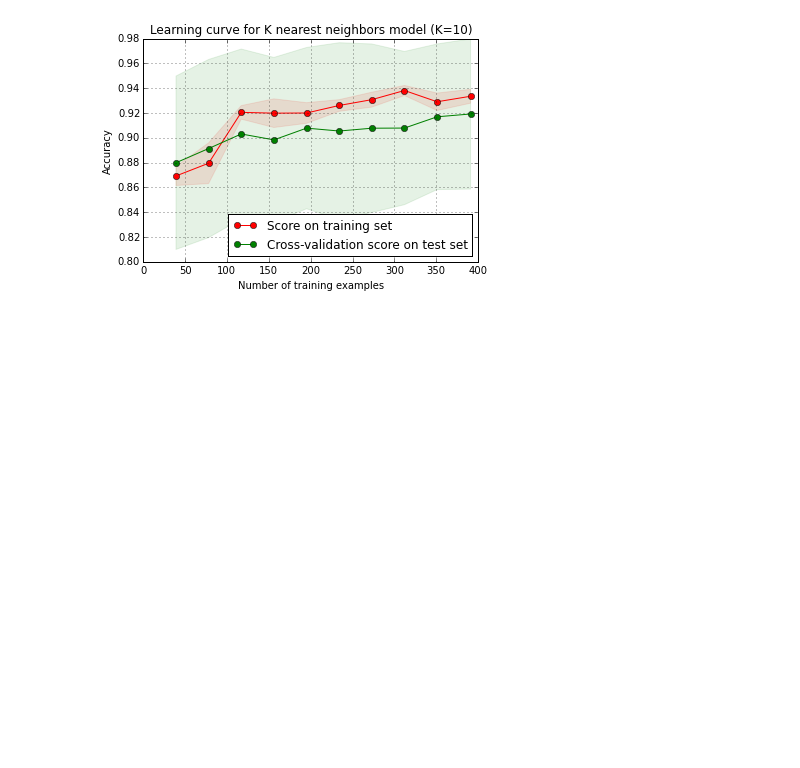
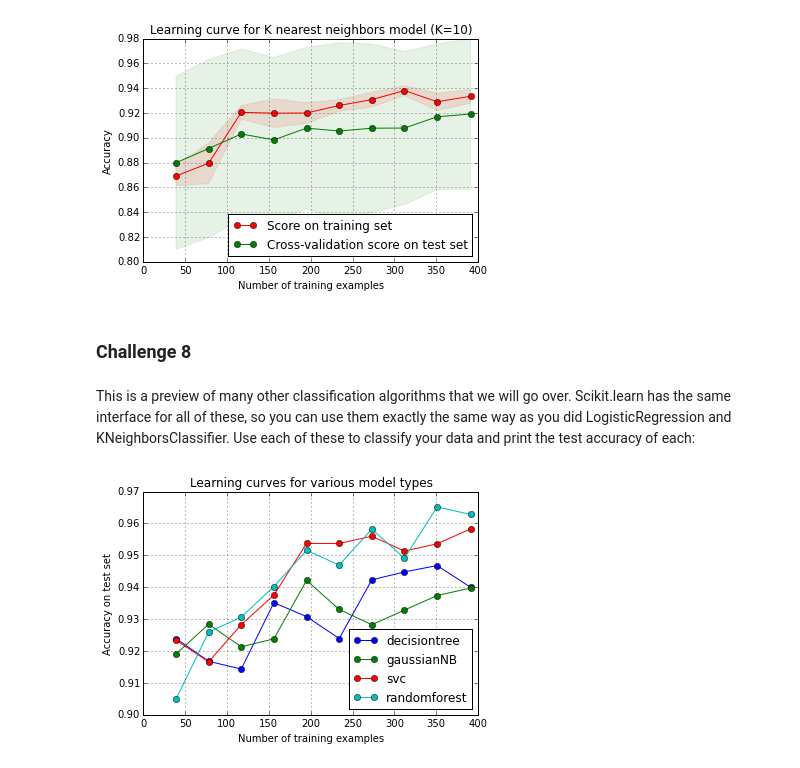
Before and after one commit to fdurant/suplearn_challenges, a Jupyter notebook: suplearn_challenges.ipynb, the cells around one changed output. Cells and saved outputs as stored; diff of their text form; code cells hidden in the pictures; blank space fills up the shorter version.

Commit message:
Did Supervised Learning challenge 8

```diff
--- a/suplearn_challenges.ipynb
+++ b/suplearn_challenges.ipynb
@@ -319,3 +319,38 @@ plt.legend(loc=4)
 plt.show()
 # %% [output]
 [figure]
+# %% [markdown]
+### Challenge 8
+# %% [markdown]
+This is a preview of many other classification algorithms that we will go over. Scikit.learn has the same interface for all of these, so you can use them exactly the same way as you did LogisticRegression and KNeighborsClassifier. Use each of these to classify your data and print the test accuracy of each:
+# %%
+from sklearn.naive_bayes import GaussianNB
+from sklearn.svm import SVC
+from sklearn.tree import DecisionTreeClassifier
+from sklearn.ensemble import RandomForestClassifier, GradientBoostingClassifier
+
+models = {'gaussianNB': GaussianNB(),
+          'svc': SVC(probability=True),
+          'decisiontree': DecisionTreeClassifier(),
+          'randomforest': RandomForestClassifier(),
+#          'gbm1': GradientBoostingClassifier(learning_rate=0.4,  n_estimators=200, subsample=1.0, random_state=1, verbose=1)
+         }
+
+plt.figure()
+plt.title("Learning curves for various model types")
+plt.xlabel("Number of training examples")
+plt.ylabel("Accuracy on test set")
+plt.grid()
+
+for modelName, model in models.items():
+    train_sizes, train_errors, test_errors = learning_curve(model, X_values, y_values, cv=nrCrossValidationFolds, n_jobs=1, train_sizes=trainSplits)
+
+#    train_cv_mean_err = np.mean(train_errors,axis=1)
+    test_cv_mean_err = np.mean(test_errors,axis=1)
+
+    plt.plot(train_sizes, test_cv_mean_err, 'o-', label=modelName)
+
+plt.legend(loc=4)
+plt.show()
+# %% [output]
+[figure, added]
```
